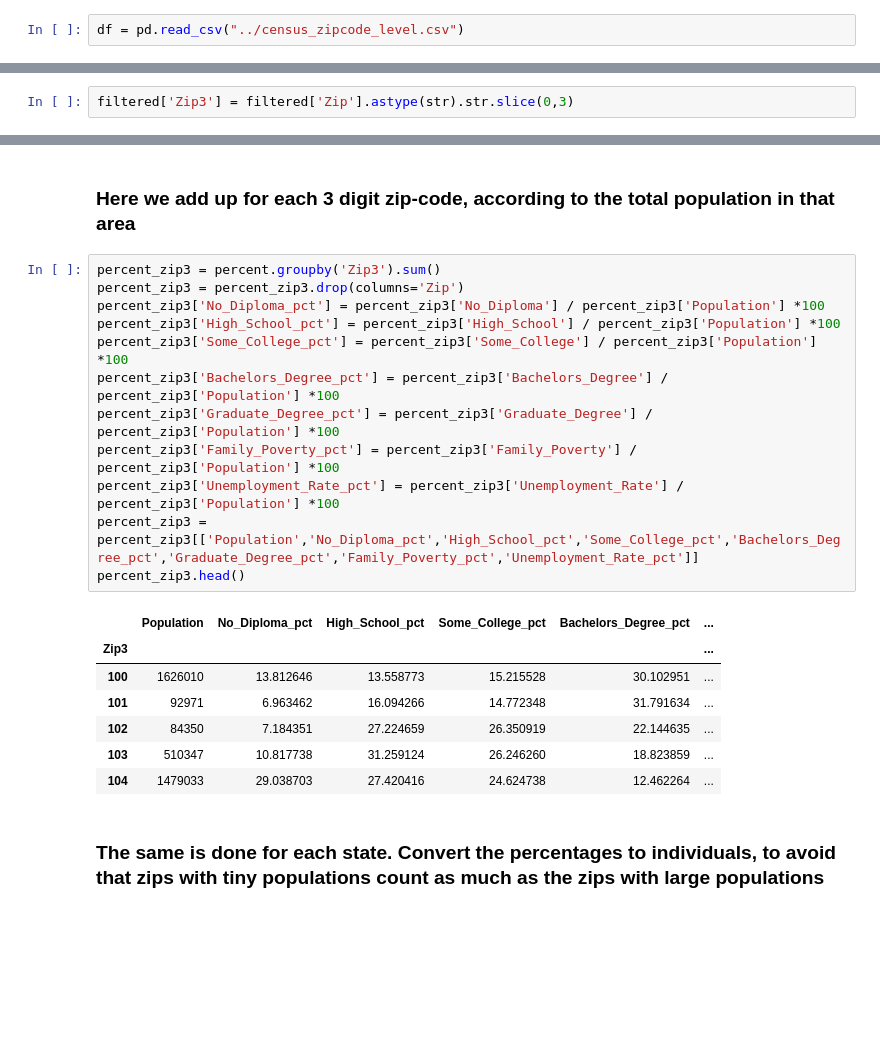
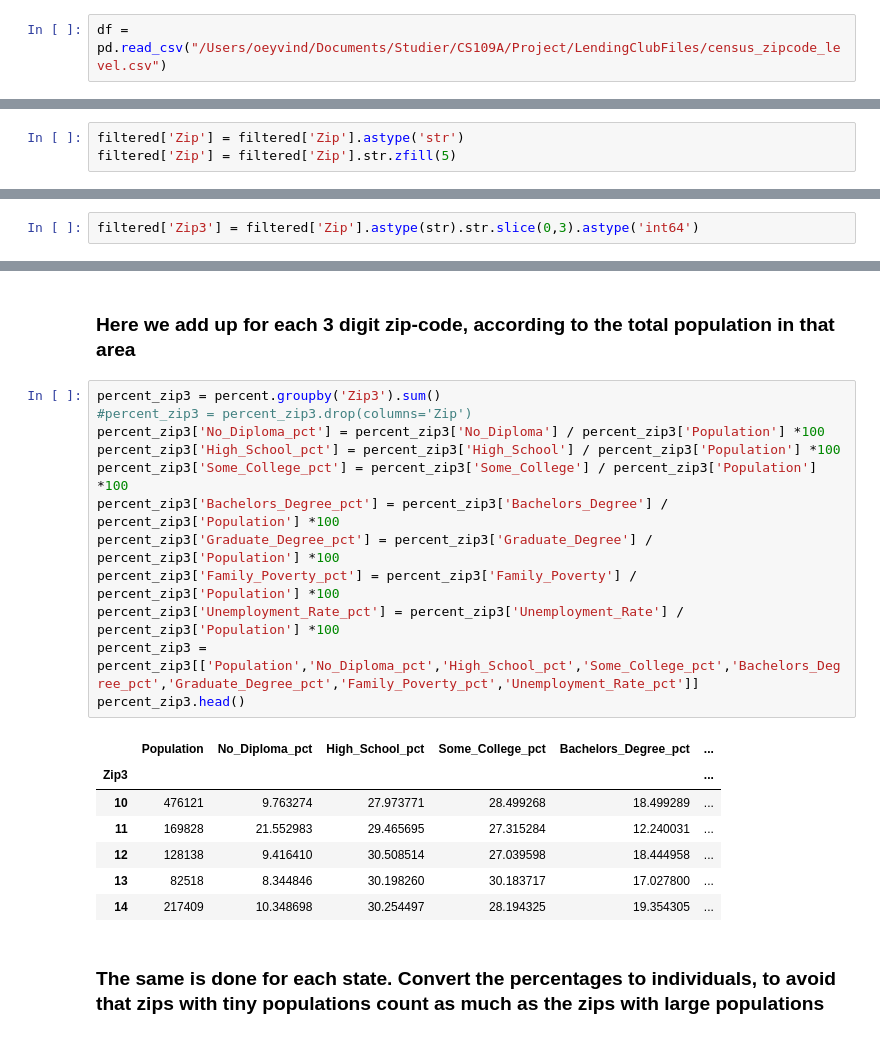
Before and after one commit to genagibson/cs109a_LendingClub, a Jupyter notebook: notebooks/others/Cencus.ipynb, the cells around one changed output, grey strips where cells are left out. Saved outputs shown, nothing was run; the diff lists cells and outputs as text; blank space fills up the shorter version.

```diff
--- a/notebooks/others/Cencus.ipynb
+++ b/notebooks/others/Cencus.ipynb
@@ -6,7 +6,7 @@ pd.set_option('display.max_columns', 75)
 # %% [markdown]
 ### Import and select the columns we need for our purpose, and add a column for the first 3 digits of the zip-code, as the Lending Club data is limited to this
 # %%
-df = pd.read_csv("../census_zipcode_level.csv")
+df = pd.read_csv("/Users/oeyvind/Documents/Studier/CS109A/Project/LendingClubFiles/census_zipcode_level.csv")
 # %%
 filtered = df[['Zip', 'State', 'Population','Black','Median_household_inc', 'Households','No_Diploma_pct', 'High_School_pct',
        'Some_College_pct', 'Bachelors_Degree_pct', 'Graduate_Degree_pct','Family_Poverty_pct','Unemployment_Rate_pct']]
@@ -19,3 +19,6 @@ filtered.head()
 | 2 | 35006 | Alabama | 3099 | 205 | 40664 | 1189 | 14.4 | ... |
 | 3 | 35007 | Alabama | 26630 | 3210 | 67794 | 8735 | 11.5 | ... |
 | 4 | 35010 | Alabama | 20826 | 7048 | 34865 | 7907 | 25.7 | ... |
+# %%
+filtered['Zip'] = filtered['Zip'].astype('str')
+filtered['Zip'] = filtered['Zip'].str.zfill(5)
@@ -22,5 +35,5 @@ filtered.head()
 # %%
-filtered['Zip3'] = filtered['Zip'].astype(str).str.slice(0,3)
+filtered['Zip3'] = filtered['Zip'].astype(str).str.slice(0,3).astype('int64')
 # %% [output]
 A value is trying to be set on a copy of a slice from a DataFrame.
 Try using .loc[row_indexer,col_indexer] = value instead
@@ -61,24 +74,24 @@ percent.head()
 ### Here we add up for each 3 digit zip-code, according to the total population in that area
 # %%
 percent_zip3 = percent.groupby('Zip3').sum()
-percent_zip3 = percent_zip3.drop(columns='Zip')
+#percent_zip3 = percent_zip3.drop(columns='Zip')
 percent_zip3['No_Diploma_pct'] = percent_zip3['No_Diploma'] / percent_zip3['Population'] *100
 percent_zip3['High_School_pct'] = percent_zip3['High_School'] / percent_zip3['Population'] *100
 percent_zip3['Some_College_pct'] = percent_zip3['Some_College'] / percent_zip3['Population'] *100
 percent_zip3['Bachelors_Degree_pct'] = percent_zip3['Bachelors_Degree'] / percent_zip3['Population'] *100
 percent_zip3['Graduate_Degree_pct'] = percent_zip3['Graduate_Degree'] / percent_zip3['Population'] *100
 percent_zip3['Family_Poverty_pct'] = percent_zip3['Family_Poverty'] / percent_zip3['Population'] *100
 percent_zip3['Unemployment_Rate_pct'] = percent_zip3['Unemployment_Rate'] / percent_zip3['Population'] *100
 percent_zip3 = percent_zip3[['Population','No_Diploma_pct','High_School_pct','Some_College_pct','Bachelors_Degree_pct','Graduate_Degree_pct','Family_Poverty_pct','Unemployment_Rate_pct']]
 percent_zip3.head()
 # %% [output]
 |  | Population | No_Diploma_pct | High_School_pct | Some_College_pct | Bachelors_Degree_pct | ... |
 | Zip3 |  |  |  |  |  | ... |
-| 100 | 1626010 | 13.812646 | 13.558773 | 15.215528 | 30.102951 | ... |
-| 101 | 92971 | 6.963462 | 16.094266 | 14.772348 | 31.791634 | ... |
-| 102 | 84350 | 7.184351 | 27.224659 | 26.350919 | 22.144635 | ... |
-| 103 | 510347 | 10.817738 | 31.259124 | 26.246260 | 18.823859 | ... |
-| 104 | 1479033 | 29.038703 | 27.420416 | 24.624738 | 12.462264 | ... |
+| 10 | 476121 | 9.763274 | 27.973771 | 28.499268 | 18.499289 | ... |
+| 11 | 169828 | 21.552983 | 29.465695 | 27.315284 | 12.240031 | ... |
+| 12 | 128138 | 9.416410 | 30.508514 | 27.039598 | 18.444958 | ... |
+| 13 | 82518 | 8.344846 | 30.198260 | 30.183717 | 17.027800 | ... |
+| 14 | 217409 | 10.348698 | 30.254497 | 28.194325 | 19.354305 | ... |
 # %% [markdown]
 ### The same is done for each state. Convert the percentages to individuals, to avoid that zips with tiny populations count as much as the zips with large populations
 # %%
```
Also changed, not shown: parts of 11 cells of this notebook.
